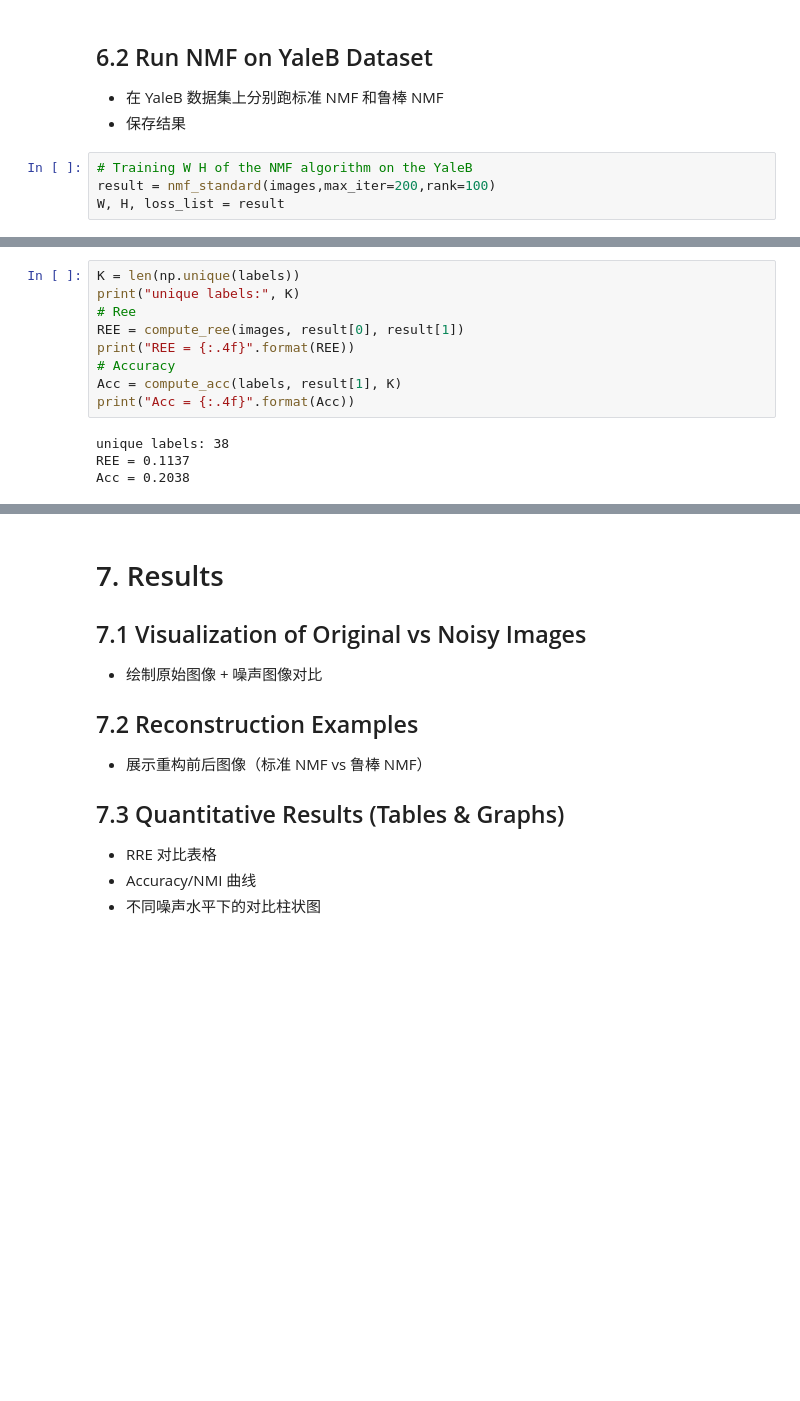
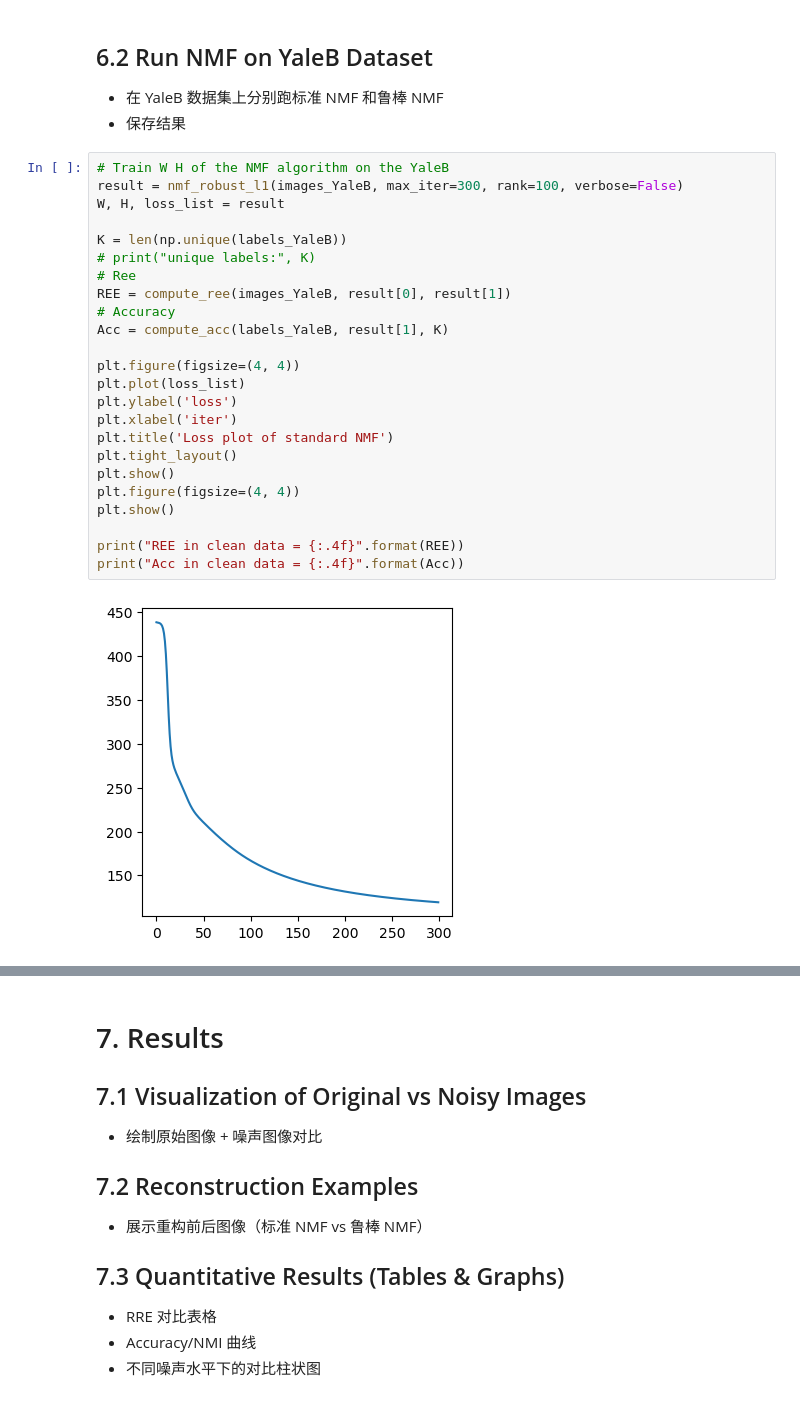
Before and after one commit to PartinGQAQ/COMP5328, a Jupyter notebook: Assignment_new_structure.ipynb, the cells around one changed output, grey strips where cells are left out. Saved outputs shown, nothing was run; the diff lists cells and outputs as text; blank space fills up the shorter version.

```diff
--- a/Assignment_new_structure.ipynb
+++ b/Assignment_new_structure.ipynb
@@ -242,7 +346,28 @@ def compute_acc(Y: np.ndarray, H, n_clusters):
 - 在 YaleB 数据集上分别跑标准 NMF 和鲁棒 NMF
 - 保存结果
 # %%
-# Training W H of the NMF algorithm on the YaleB
-result = nmf_standard(images,max_iter=200,rank=100)
+# Train W H of the NMF algorithm on the YaleB
+result = nmf_robust_l1(images_YaleB, max_iter=300, rank=100, verbose=False)
 W, H, loss_list = result
+
+K = len(np.unique(labels_YaleB))
+# print("unique labels:", K)
+# Ree
+REE = compute_ree(images_YaleB, result[0], result[1])
+# Accuracy
+Acc = compute_acc(labels_YaleB, result[1], K)
+
+plt.figure(figsize=(4, 4))
+plt.plot(loss_list)
+plt.ylabel('loss')
+plt.xlabel('iter')
+plt.title('Loss plot of standard NMF')
+plt.tight_layout()
+plt.show()
+plt.figure(figsize=(4, 4))
+plt.show()
+
+print("REE in clean data = {:.4f}".format(REE))
+print("Acc in clean data = {:.4f}".format(Acc))
 # %% [output]
+[figure, added]
@@ -253,13 +375,0 @@ iter = 150, loss = 143.2513
-# %%
-K = len(np.unique(labels))
-print("unique labels:", K)
-# Ree
-REE = compute_ree(images, result[0], result[1])
-print("REE = {:.4f}".format(REE))
-# Accuracy
-Acc = compute_acc(labels, result[1], K)
-print("Acc = {:.4f}".format(Acc))
-# %% [output]
-unique labels: 38
-REE = 0.1137
-Acc = 0.2038
```
Also changed, not shown: parts of 9 cells of this notebook.
